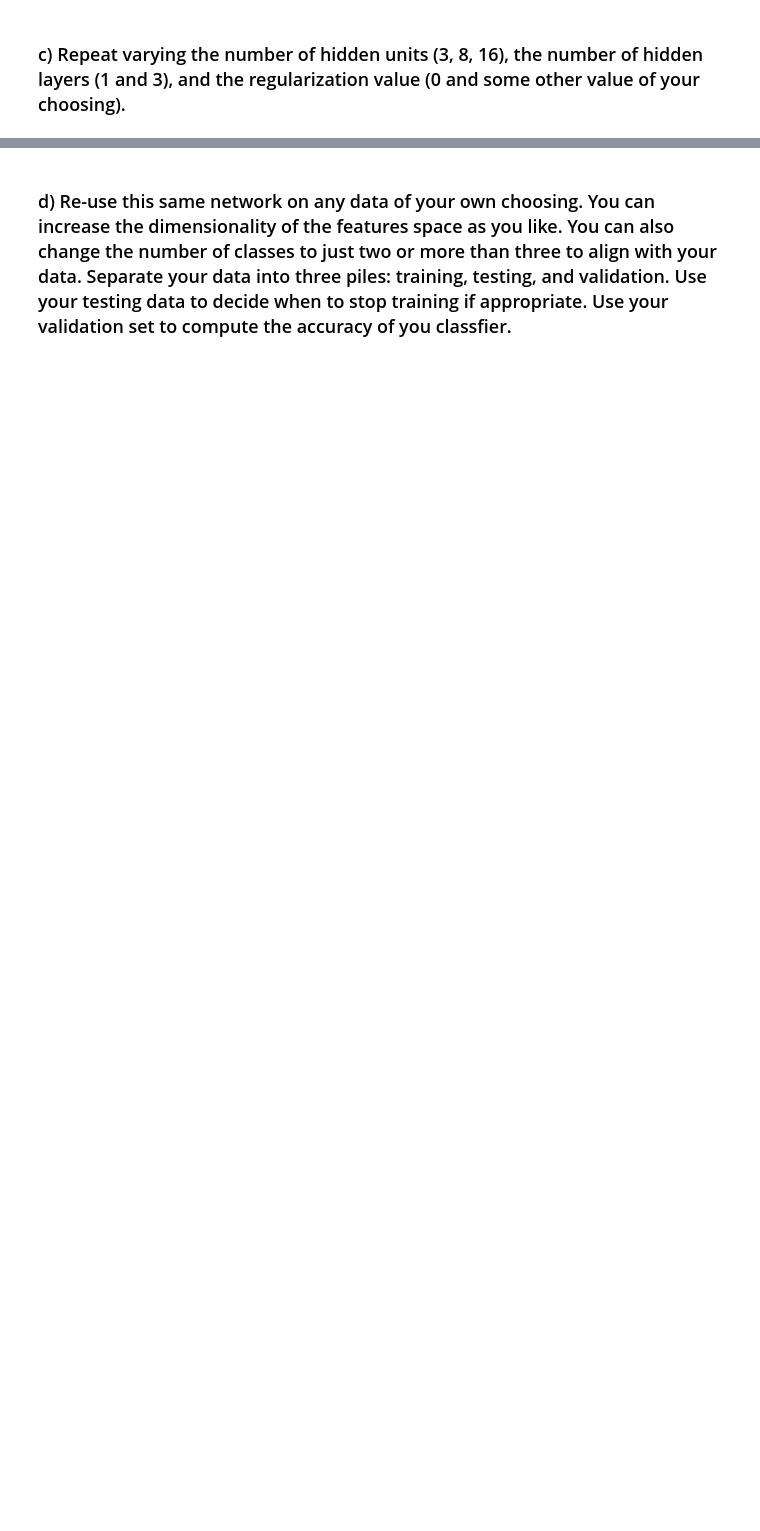
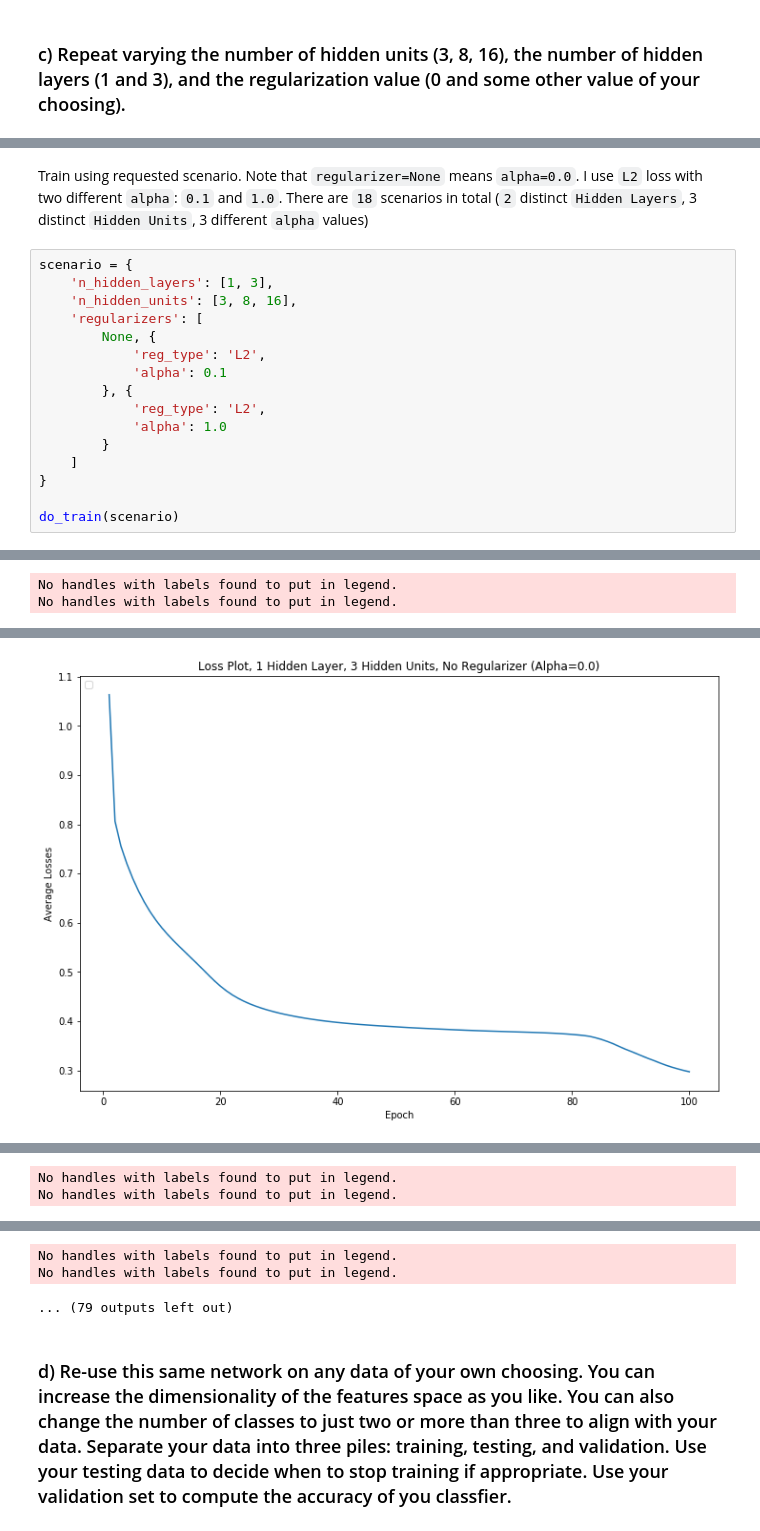
Before and after one commit to geraldzakwan/dl_for_cv_fall_2020, a Jupyter notebook: Homeworks/HW3/gd2551_HW3.ipynb, the cells around one changed output, grey strips where cells are left out. Cells and saved outputs as stored; diff of their text form; blank space fills up the shorter version.

```diff
--- a/Homeworks/HW3/gd2551_HW3.ipynb
+++ b/Homeworks/HW3/gd2551_HW3.ipynb
@@ -904,0 +942,19 @@ Epoch: 100, Average Training Loss: 0.08481466729281649, Train Accuracy: 0.9694
+# %% [markdown]
+Train using requested scenario. Note that `regularizer=None` means `alpha=0.0`. I use `L2` loss with two different `alpha`: `0.1` and `1.0`. There are `18` scenarios in total (`2` distinct `Hidden Layers`, 3 distinct `Hidden Units`, 3 different `alpha` values)
+# %%
+scenario = {
+    'n_hidden_layers': [1, 3],
+    'n_hidden_units': [3, 8, 16],
+    'regularizers': [
+        None, {
+            'reg_type': 'L2',
+            'alpha': 0.1
+        }, {
+            'reg_type': 'L2',
+            'alpha': 1.0
+        }
+    ]
+}
+
+do_train(scenario)
+# %% [output]
@@ -904,0 +979,2 @@ Epoch: 100, Average Training Loss: 0.08481466729281649, Train Accuracy: 0.9694
+No handles with labels found to put in legend.
+No handles with labels found to put in legend.
@@ -904,0 +982 @@ Epoch: 100, Average Training Loss: 0.08481466729281649, Train Accuracy: 0.9694
+[figure, added]
@@ -904,0 +1001,2 @@ Epoch: 100, Average Training Loss: 0.08481466729281649, Train Accuracy: 0.9694
+No handles with labels found to put in legend.
+No handles with labels found to put in legend.
@@ -905,2 +1023,5 @@ Epoch: 100, Average Training Loss: 0.08481466729281649, Train Accuracy: 0.9694
+No handles with labels found to put in legend.
+No handles with labels found to put in legend.
+... (79 outputs left out)
 # %% [markdown]
 ### d) Re-use this same network on any data of your own choosing. You can increase the dimensionality of the features space as you like. You can also change the number of classes to just two or more than three to align with your data. Separate your data into three piles: training, testing, and validation. Use your testing data to decide when to stop training if appropriate. Use your validation set to compute the accuracy of you classfier.
```
Also changed, not shown: parts of 18 cells of this notebook.
